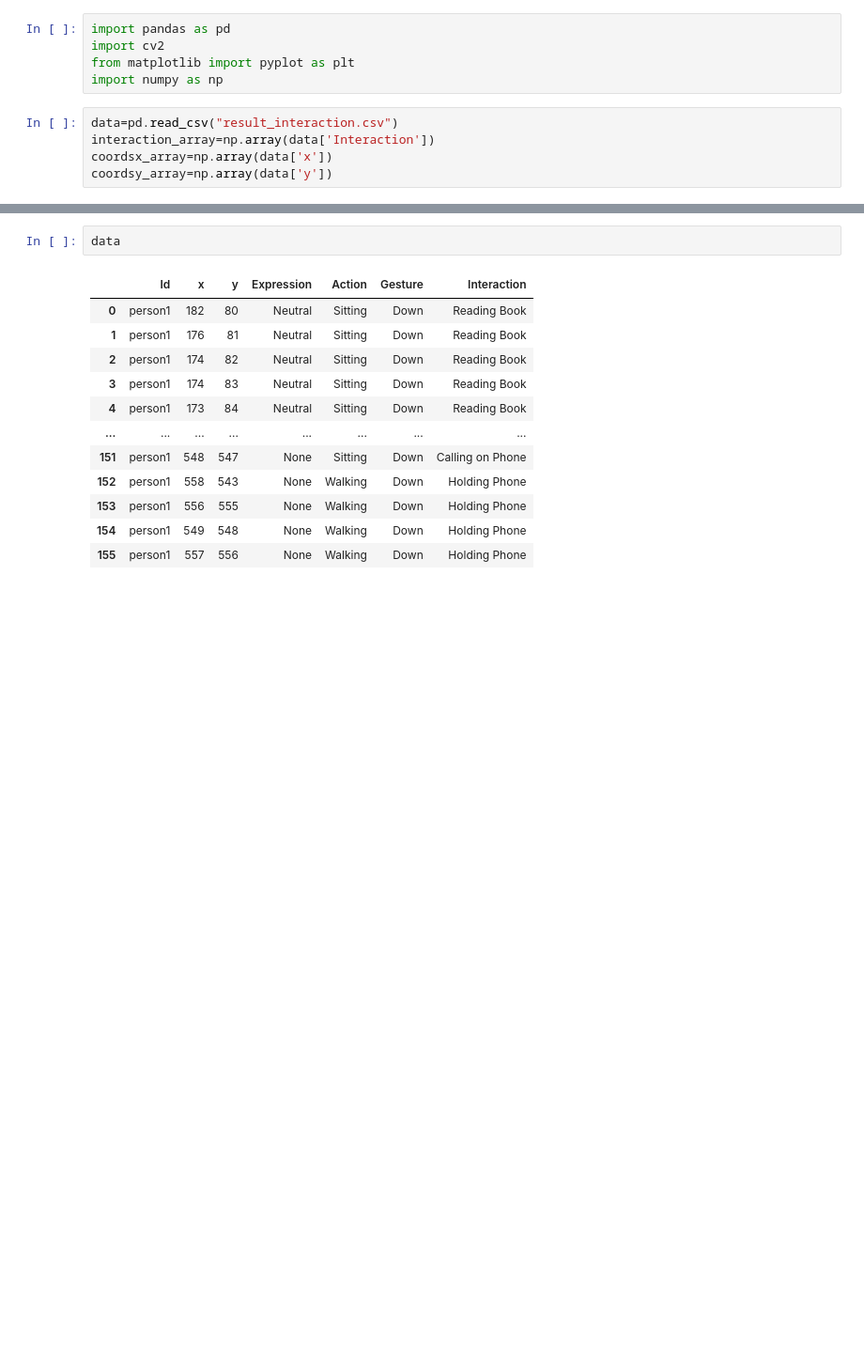
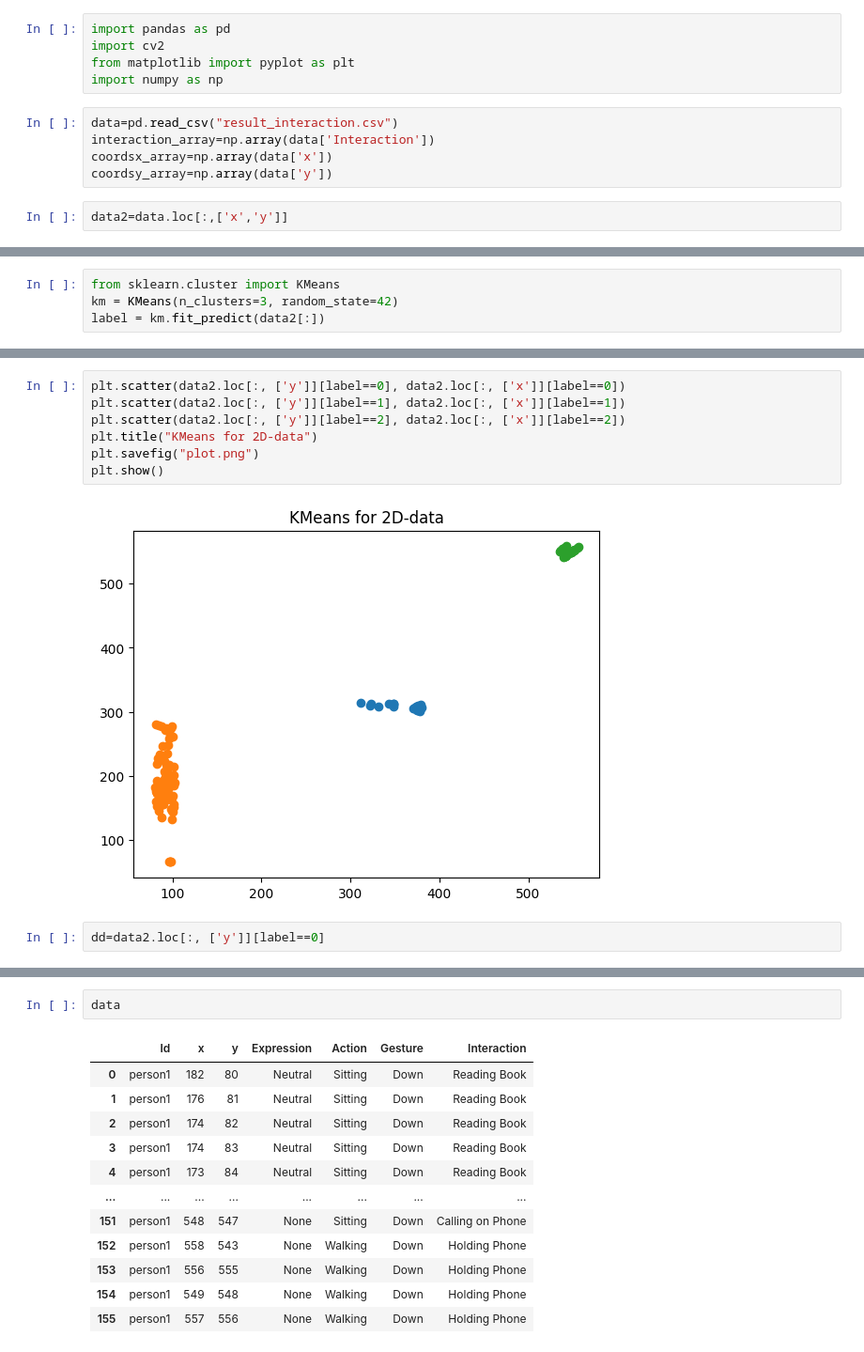
Before and after one commit to ozaki-hr8/-Space-Utilization-Analysis, a Jupyter notebook: cluster.ipynb, the cells around one changed output, grey strips where cells are left out. Shown at 94% size. Saved outputs shown, nothing was run; the diff lists cells and outputs as text; blank space fills up the shorter version.

```diff
--- a/cluster.ipynb
+++ b/cluster.ipynb
@@ -28,3 +28,5 @@ data=pd.read_csv("result_interaction.csv")
 interaction_array=np.array(data['Interaction'])
 coordsx_array=np.array(data['x'])
 coordsy_array=np.array(data['y'])
+# %%
+data2=data.loc[:,['x','y']]
@@ -30,0 +49,4 @@ coordsy_array=np.array(data['y'])
+# %%
+from sklearn.cluster import KMeans
+km = KMeans(n_clusters=3, random_state=42)
+label = km.fit_predict(data2[:])
@@ -30,0 +85,11 @@ coordsy_array=np.array(data['y'])
+# %%
+plt.scatter(data2.loc[:, ['y']][label==0], data2.loc[:, ['x']][label==0])
+plt.scatter(data2.loc[:, ['y']][label==1], data2.loc[:, ['x']][label==1])
+plt.scatter(data2.loc[:, ['y']][label==2], data2.loc[:, ['x']][label==2])
+plt.title("KMeans for 2D-data")
+plt.savefig("plot.png")
+plt.show()
+# %% [output]
+[figure, added]
+# %%
+dd=data2.loc[:, ['y']][label==0]
```
Also changed, not shown: parts of 23 cells of this notebook.
